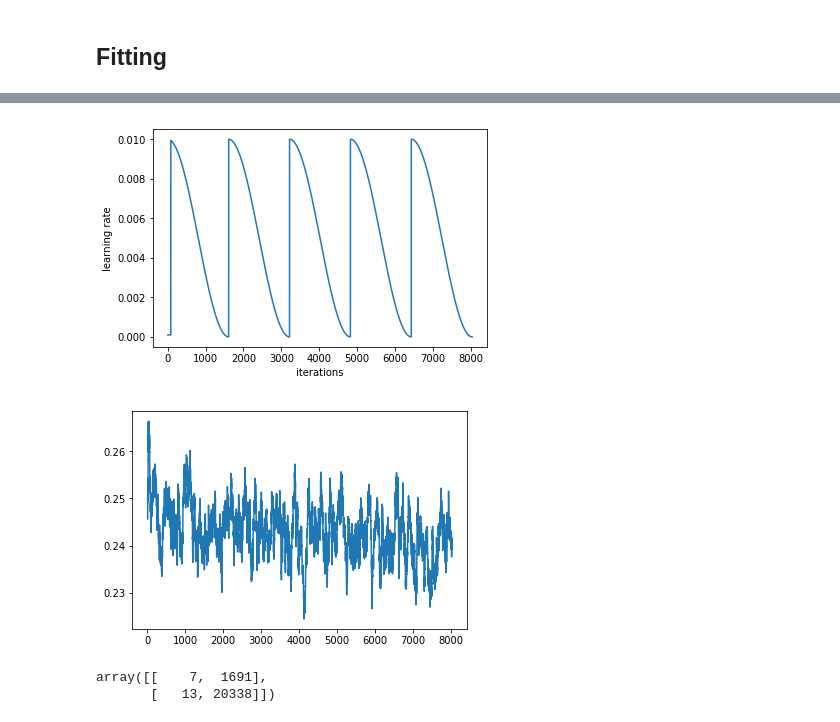
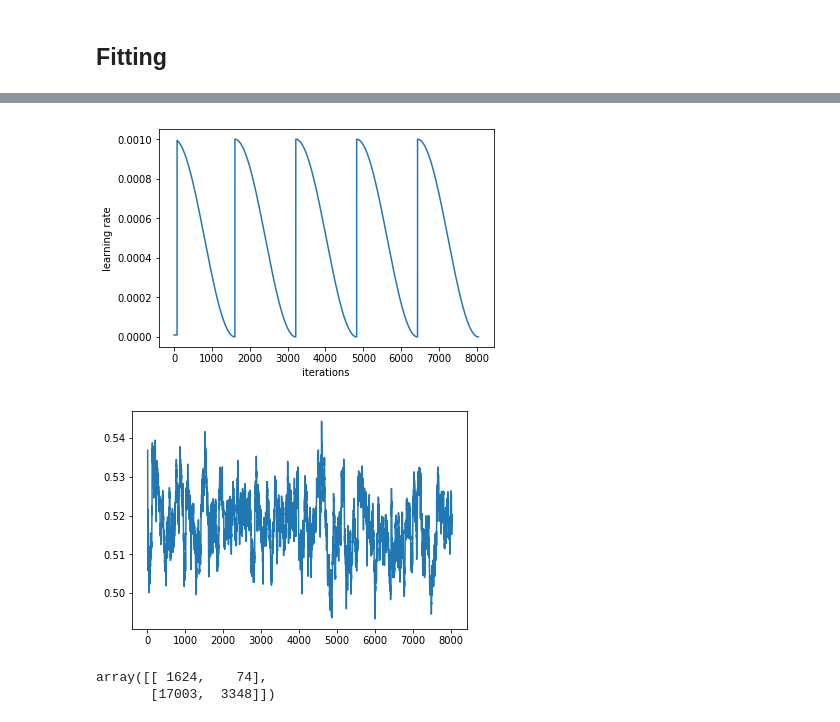
Before and after one commit to jpacostar/fastai-notes, a Jupyter notebook: Analytics_Challenge.ipynb, the cells around one changed output, grey strips where cells are left out. Cells and saved outputs as stored; diff of their text form; code cells hidden in the pictures.

Commit message:
weights... Did not work.

```diff
--- a/Analytics_Challenge.ipynb
+++ b/Analytics_Challenge.ipynb
@@ -235,3 +235,7 @@ class StructuredLearner(Learner):
 
 
 learn = StructuredLearner(md, bm)
+# %%
+pi_1 = np.mean(y)
+pi = torch.Tensor([1 - pi_1, pi_1])
+1 / pi
@@ -238,4 +252,4 @@ learn = StructuredLearner(md, bm)
 # %%
-learn.crit = F.cross_entropy
+learn.crit = torch.nn.CrossEntropyLoss(weight = V(pi.pow(-1).log())) # F.cross_entropy
 learn.crit
 # %% [output]
@@ -251,7 +266,7 @@ learn.sched.plot()
 # %% [markdown]
 ## Fitting
 # %%
-lr = 1e-2
+lr = 1e-3
 learn.fit(lr, 3)
 # %% [output]
 [interactive output not drawn]
@@ -279,11 +294,11 @@ epoch      trn_loss   val_loss
 # %%
 learn.sched.plot_lr()
 # %% [output]
-[figure, old version]
+[figure, new version]
 # %%
-learn.scheded.plot_loss()
+learn.sched.plot_loss()
 # %% [output]
-[figure, old version]
+[figure, new version]
 # %%
 from sklearn.metrics import confusion_matrix
 # %%
@@ -297,5 +312,5 @@ y_pred = probs.argmax(axis=1)
 # %%
 confusion_matrix(y_test.astype(np.int32), y_pred)
 # %% [output]
-array([[    7,  1691],
-       [   13, 20338]])
+array([[ 1624,    74],
+       [17003,  3348]])
```
Also changed, not shown: parts of 8 cells of this notebook.
